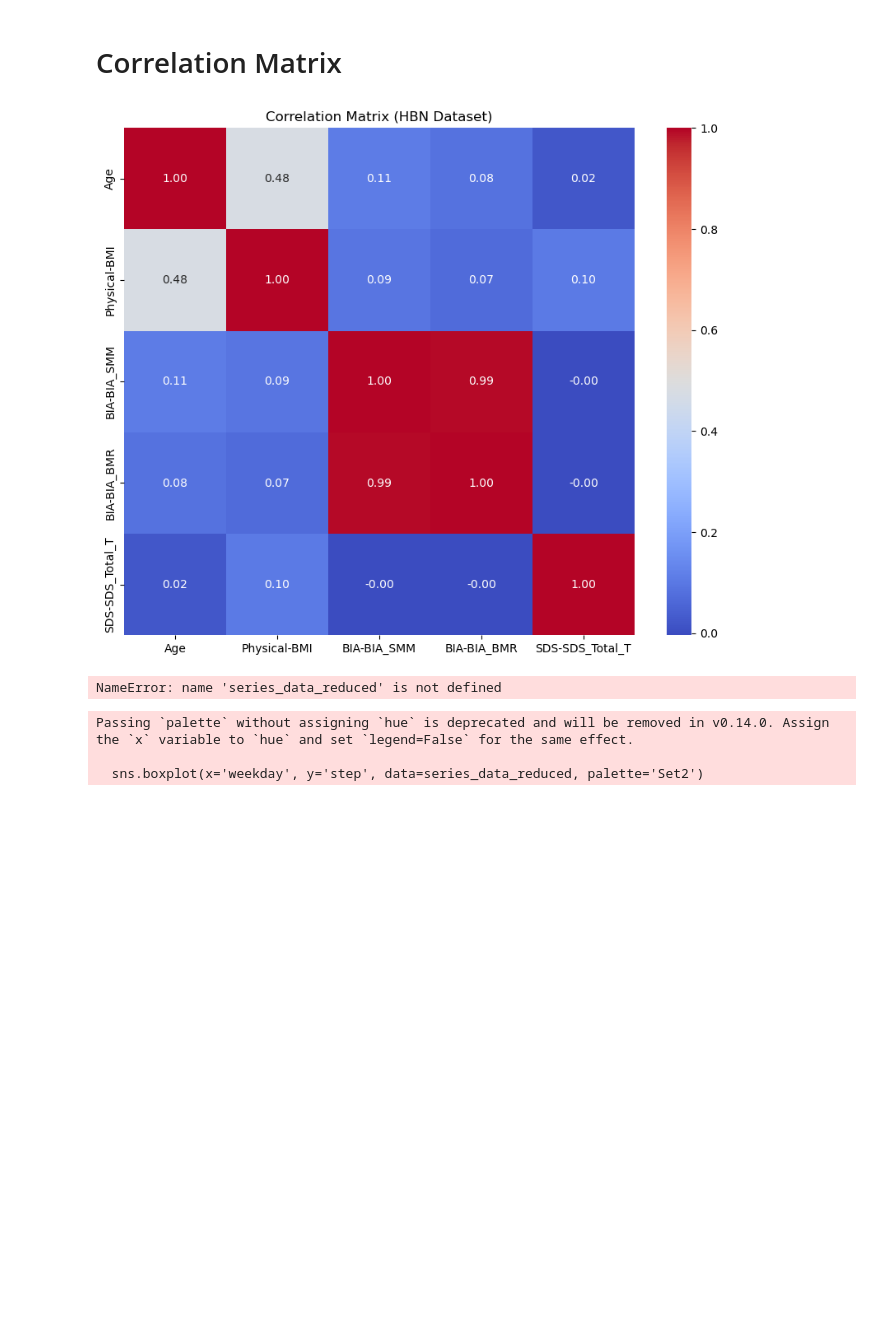
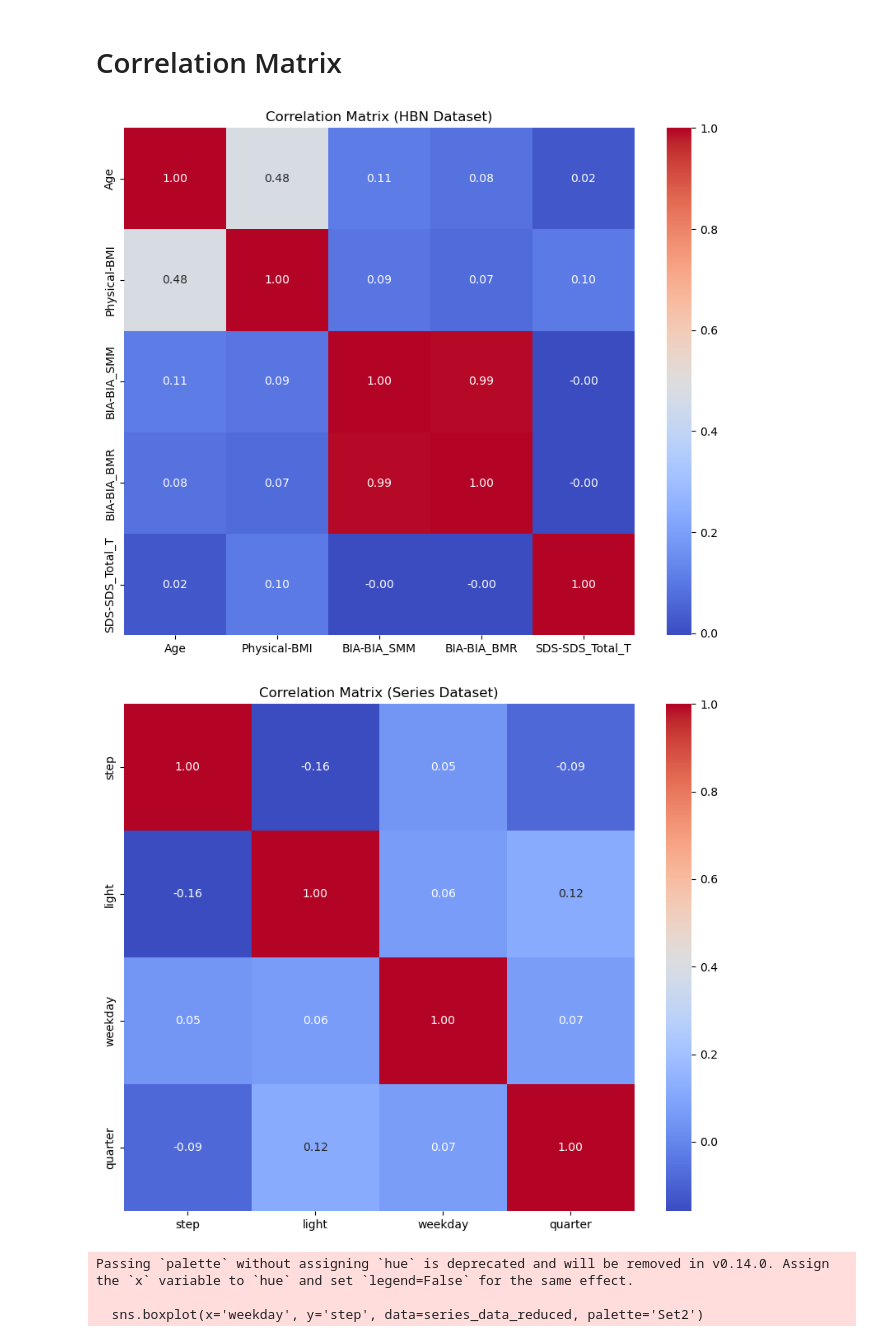
Before and after one commit to Javad1942/Group-2-QBC8, a Jupyter notebook: Stats_Analysis_Structured.ipynb, the cells around one changed output. Drawn from its saved outputs; the diff is of its cells as text; code cells hidden in the pictures; blank space fills up the shorter version.

```diff
--- a/Stats_Analysis_Structured.ipynb
+++ b/Stats_Analysis_Structured.ipynb
@@ -368,35 +404,35 @@ ValueError: Could not interpret value `light` for `y`. An entry with this name d
 # plt.show()
 
 
 # انتخاب ستون‌های موردنظر از دیتاست HBN
 correlation_columns_hbn = [
     'Age', 'Physical-BMI', 'BIA-BIA_SMM', 'BIA-BIA_BMR', 'SDS-SDS_Total_T'
 ]
 
 # حذف مقادیر گمشده
 correlation_data_hbn = hbn_data[correlation_columns_hbn].dropna()
 
 # رسم ماتریس همبستگی
 plt.figure(figsize=(10, 8))
 sns.heatmap(correlation_data_hbn.corr(), annot=True, cmap='coolwarm', fmt=".2f")
 plt.title('Correlation Matrix (HBN Dataset)')
 plt.show()
 
 
 # انتخاب ستون‌های موردنظر از دیتاست series.parquet
 correlation_columns_series = ['step', 'light', 'weekday', 'quarter']
 
 # حذف مقادیر گمشده
-correlation_data_series = series_data_reduced[correlation_columns_series].dropna()
+correlation_data_series = parquet_grouped_data_df[correlation_columns_series].dropna()
 
 # رسم ماتریس همبستگی
 plt.figure(figsize=(10, 8))
 sns.heatmap(correlation_data_series.corr(), annot=True, cmap='coolwarm', fmt=".2f")
 plt.title('Correlation Matrix (Series Dataset)')
 plt.show()
 # %% [output]
 [figure]
-NameError: name 'series_data_reduced' is not defined
+[figure, added]
 # %%
 # توزیع تعداد گام‌ها بر اساس روز هفته
 plt.figure(figsize=(8, 5))
```
Also changed, not shown: parts of 7 cells of this notebook, 1 other file.
